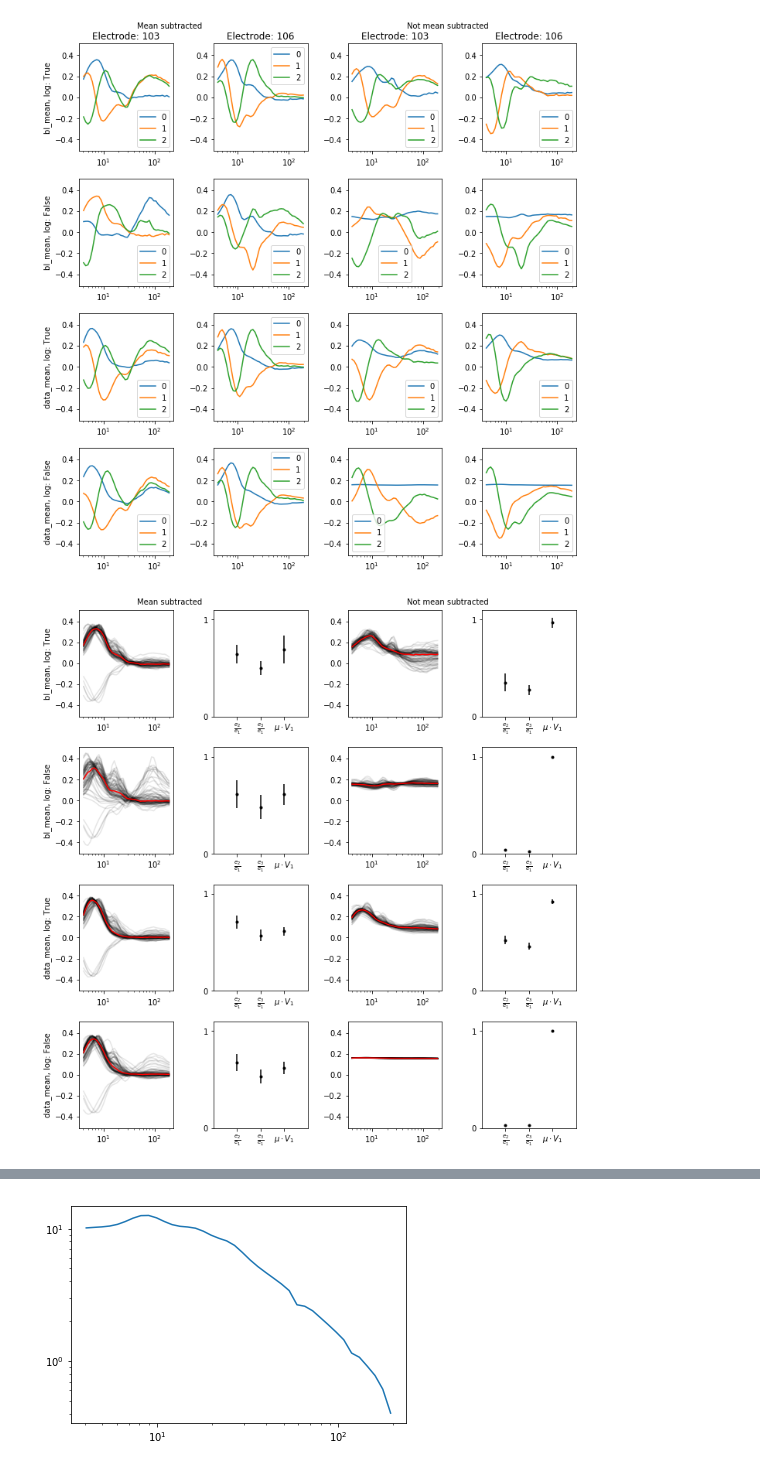
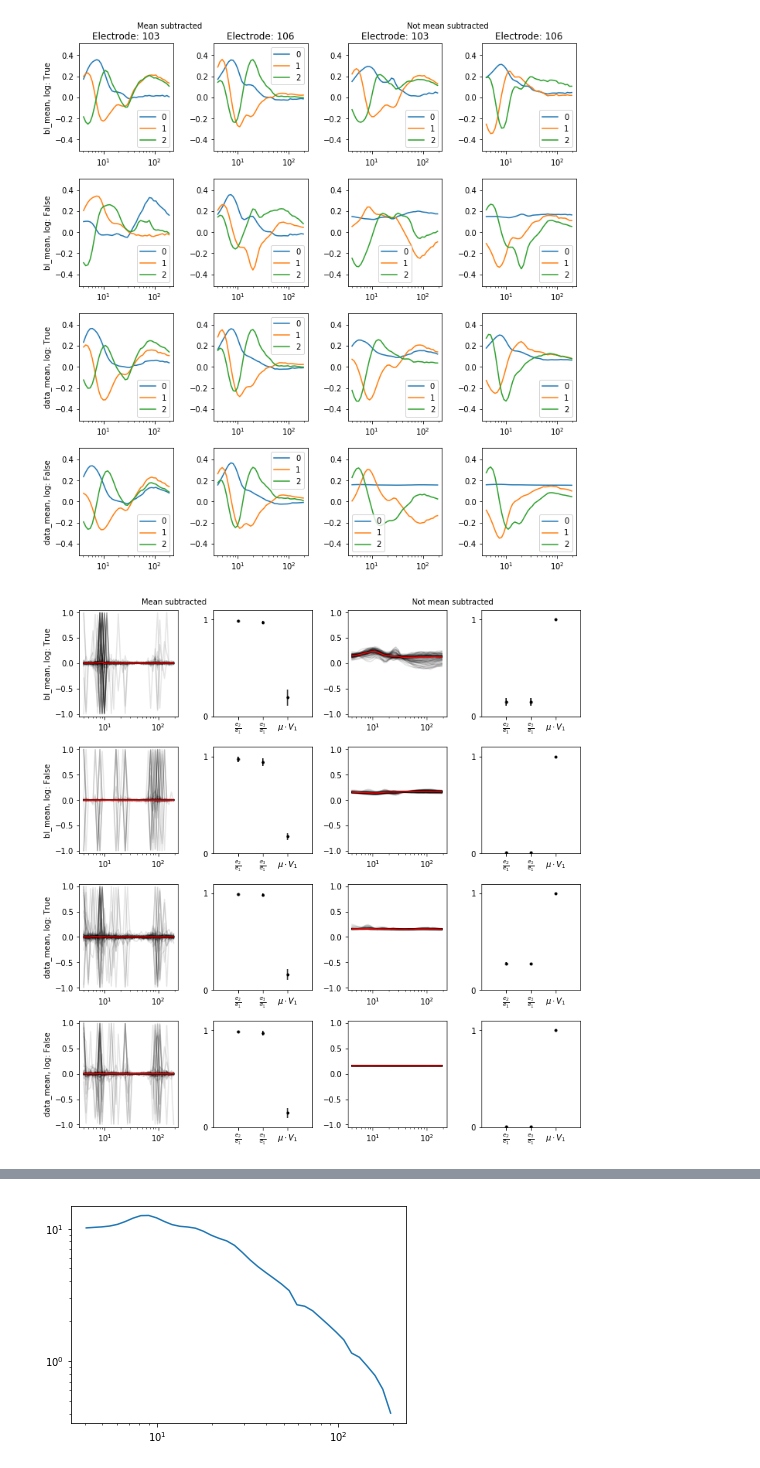
Before and after one commit to BouchardLab/cv_paper_plots, a Jupyter notebook: xfreq/xfreq_plots.ipynb, the cells around one changed output, grey strips where cells are left out. Saved outputs shown, nothing was run; the diff lists cells and outputs as text; code cells hidden in the pictures.

```diff
--- a/xfreq/xfreq_plots.ipynb
+++ b/xfreq/xfreq_plots.ipynb
@@ -546,9 +546,16 @@ def invert_bl(X, bl_type):
 # %% [markdown]
 # PCA
 # %%
+rng = np.random.RandomState(20180917)
+
 pcs = np.full((2, 2, 2, len(good_channels), 3, 40), np.nan)
 evs = np.full((2, 2, 2, len(good_channels), 3), np.nan)
+
 means = np.full((2, 2, 2, len(good_channels), 40), np.nan)
+stds = np.full((2, 2, 2, len(good_channels), 40), np.nan)
+
+pcs_s = np.full((2, 2, 2, len(good_channels), 3, 40), np.nan)
+evs_s = np.full((2, 2, 2, len(good_channels), 3), np.nan)
 
 for ii, bl_type in enumerate(['bl_mean', 'data_mean']):
     X = forward_bl(X, bl_type)
@@ -561,14 +568,24 @@ for ii, bl_type in enumerate(['bl_mean', 'data_mean']):
                 else:
                     dp = d
                 means[ii, jj, kk, ch] = dp.mean(axis=0)
+                stds[ii, jj, kk, ch] = dp.std(axis=0)
+                dp_s = rng.multivariate_normal(means[ii, jj, kk, ch],
+                                                np.diag(stds[ii, jj, kk, ch]**2),
+                                                dp.shape[0])
                 if center_pca:
                     dp = (dp - dp.mean(axis=0)) / np.sqrt(dp.shape[0])
+                    dp_s = (dp_s - dp_s.mean(axis=0)) / np.sqrt(dp_s.shape[0])
                 w, v = sp.linalg.eigh(dp.T.dot(dp), eigvals=(39-2, 39))
                 pcs[ii, jj, kk, ch] = v[:, ::-1].T
                 evs[ii, jj, kk, ch] = w[::-1]
+                w_s, v_s = sp.linalg.eigh(dp_s.T.dot(dp_s), eigvals=(39-2, 39))
+                pcs_s[ii, jj, kk, ch] = v_s[:, ::-1].T
+                evs_s[ii, jj, kk, ch] = w_s[::-1]
     X = invert_bl(X, bl_type)
 flip = 2 * (np.sign(pcs).mean(axis=-1, keepdims=True) >= 0) -1
 pcs = flip * pcs
+flip = 2 * (np.sign(pcs_s).mean(axis=-1, keepdims=True) >= 0) -1
+pcs_s = flip * pcs_s
 # %%
 def plot_103_106(pcs, faxes=None, title=False, ylabel=None):
     if faxes is None:
@@ -639,34 +656,45 @@ def plot_PC0s(pcs, evs, mean, faxes, title=False, ylabel=None):
     return
 #plt.savefig(os.path.join(folder, 'PCs0_allelec.pdf'))
 # %%
+sampled = True
 f, axes = plt.subplots(4, 4, figsize=(10, 10))
 row = 0
 for ii, bl_type in enumerate(['bl_mean', 'data_mean']):
     for kk, log in enumerate([True, False]):
         row_ax = axes[row]
         for jj, center_pca in enumerate([True, False]):
             if row == 0:
                 title=True
             else:
                 title=False
             if jj == 0:
                 ylabel = '{}, log: {}'.format(bl_type, log)
             else:
                 ylabel = None
-            these_pcs = pcs[ii, jj, kk]
-            these_evs = evs[ii, jj, kk]
+            if sampled:
+                these_pcs = pcs_s[ii, jj, kk]
+                these_evs = evs_s[ii, jj, kk]
+            else:
+                these_pcs = pcs[ii, jj, kk]
+                these_evs = evs[ii, jj, kk]
             these_mean = means[ii, jj, kk]
             axs = row_ax[jj * 2:jj * 2 +2]
             plot_PC0s(these_pcs, these_evs, these_mean,
                       (f, (axs)), title=title, ylabel=ylabel)
         row += 1
 f.text(.25, .99, 'Mean subtracted', ha='center')
 f.text(.75, .99, 'Not mean subtracted', ha='center')
-max_val = 1.05 * abs(pcs).max()
+if sampled:
+    max_val = 1.05 * abs(pcs_s).max()
+else:
+    max_val = 1.05 * abs(pcs).max()
 for ii, ax in enumerate(axes.ravel()):
     if (ii % 2) == 0:
         ax.set_ylim(-max_val, max_val)
 f.tight_layout()
-plt.savefig('/home/jesse/Downloads/PC1s.pdf')
+if sampled:
+    plt.savefig('/home/jesse/Downloads/PC1s_sampled.pdf')
+else:
+    plt.savefig('/home/jesse/Downloads/PC1s.pdf')
 # %% [output]
-[figure, old version]
+[figure, new version]
```
Also changed, not shown: parts of 1 cell of this notebook, 2 other files.
